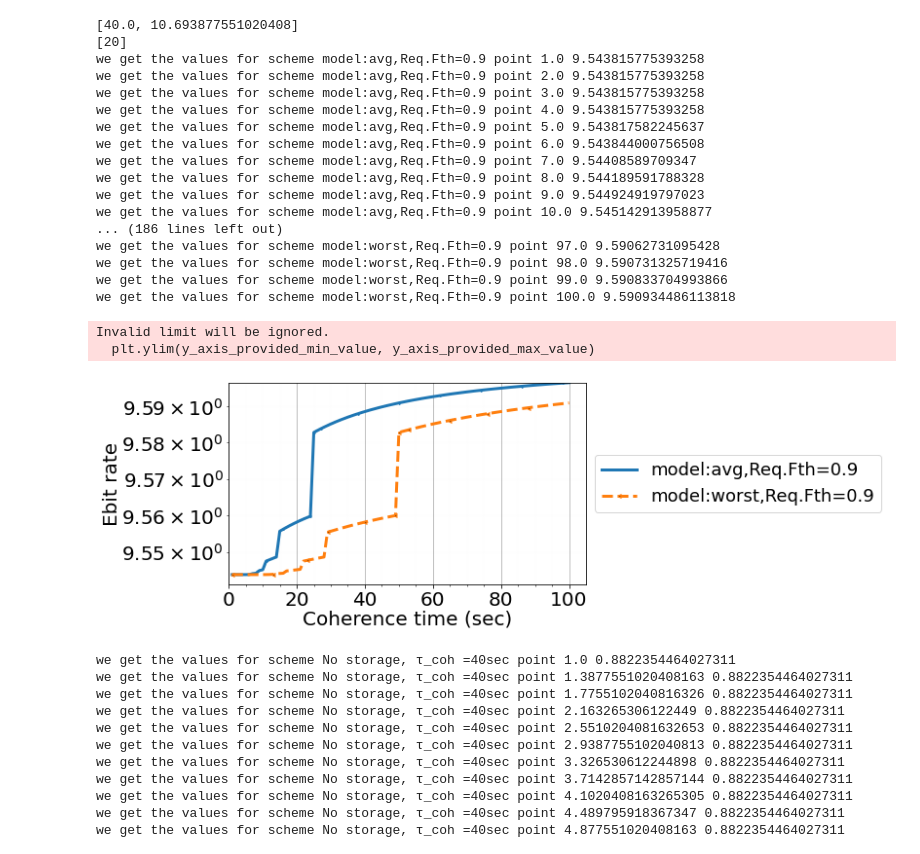
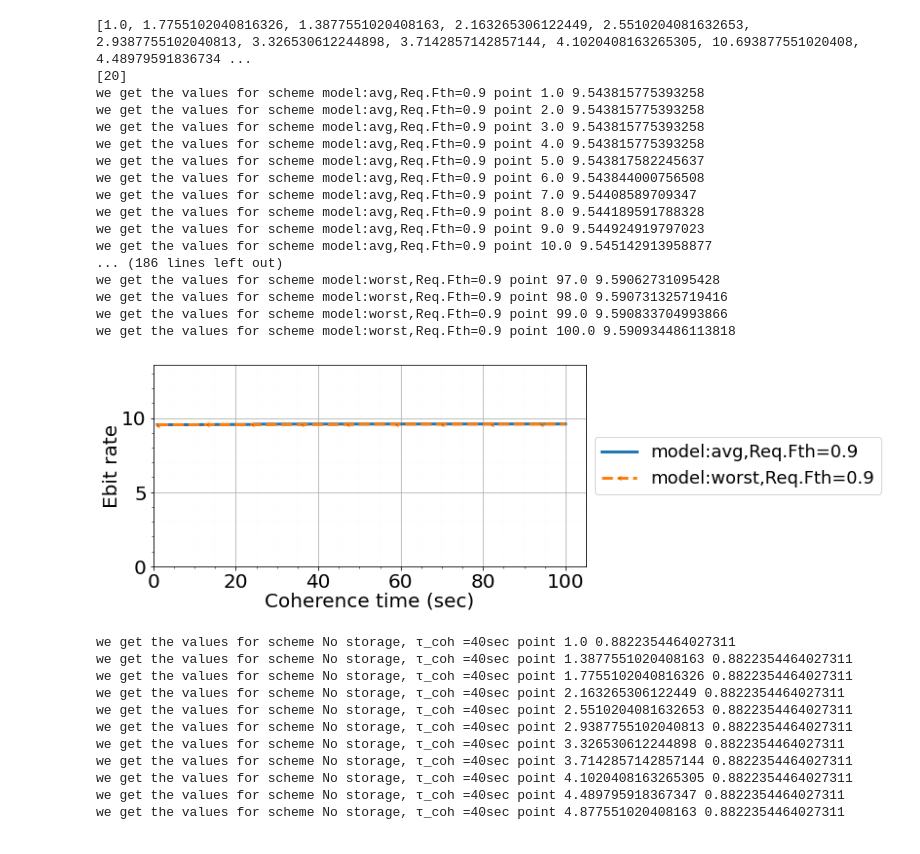
Before and after one commit to pooryousefshahrooz/QSN, a Jupyter notebook: plotting/parsing_and_plotting.ipynb, the cells around one changed output. Drawn from its saved outputs; the diff is of its cells as text; code cells hidden in the pictures.

```diff
--- a/plotting/parsing_and_plotting.ipynb
+++ b/plotting/parsing_and_plotting.ipynb
@@ -331,39 +331,37 @@ for scheme,τ_coh_value_satisfied_number in each_scheme_each_coherence_time_work
 
 τ_coh_values = list(τ_coh_values)
 τ_coh_values.sort()
 scheme_keys = list(scheme_keys)
 
 ploting_simple_y_as_x("Coherence time (sec)","Ebit rate",
                         20, 20, 20,
                       20, 0, 0,
-                      0,0,False,[],max(selected_values),
+                      0,0,False,[],max(selected_values)+4,
 
                       list(scheme_keys),
                       each_scheme_each_coherence_time_workloads_percentage,
                       τ_coh_values,τ_coh_values,
-                      True,True,True,1,18,
+                      False,True,True,1,18,
                       "plots/QSN_repeater_chain_ebit_as_coh_time.pdf",True,2,11.4,3.8,True)
 # %% [output]
-[40.0, 10.693877551020408]
+[1.0, 1.7755102040816326, 1.3877551020408163, 2.163265306122449, 2.5510204081632653, 2.9387755102040813, 3.326530612244898, 3.7142857142857144, 4.1020408163265305, 10.693877551020408, 4.48979591836734 ...
 [20]
 we get the values for scheme model:avg,Req.Fth=0.9 point 1.0 9.543815775393258
 we get the values for scheme model:avg,Req.Fth=0.9 point 2.0 9.543815775393258
 we get the values for scheme model:avg,Req.Fth=0.9 point 3.0 9.543815775393258
 we get the values for scheme model:avg,Req.Fth=0.9 point 4.0 9.543815775393258
 we get the values for scheme model:avg,Req.Fth=0.9 point 5.0 9.543817582245637
 we get the values for scheme model:avg,Req.Fth=0.9 point 6.0 9.543844000756508
 we get the values for scheme model:avg,Req.Fth=0.9 point 7.0 9.54408589709347
 we get the values for scheme model:avg,Req.Fth=0.9 point 8.0 9.544189591788328
 we get the values for scheme model:avg,Req.Fth=0.9 point 9.0 9.544924919797023
 we get the values for scheme model:avg,Req.Fth=0.9 point 10.0 9.545142913958877
 ... (186 lines left out)
 we get the values for scheme model:worst,Req.Fth=0.9 point 97.0 9.59062731095428
 we get the values for scheme model:worst,Req.Fth=0.9 point 98.0 9.590731325719416
 we get the values for scheme model:worst,Req.Fth=0.9 point 99.0 9.590833704993866
 we get the values for scheme model:worst,Req.Fth=0.9 point 100.0 9.590934486113818
-Invalid limit will be ignored.
-  plt.ylim(y_axis_provided_min_value, y_axis_provided_max_value)
-[figure, old version]
+[figure, new version]
 # %%
 τ_coh_list = np.linspace(10,10,1)
 print(τ_coh_list)
```
Also changed, not shown: parts of 7 cells of this notebook, 6 other files.
